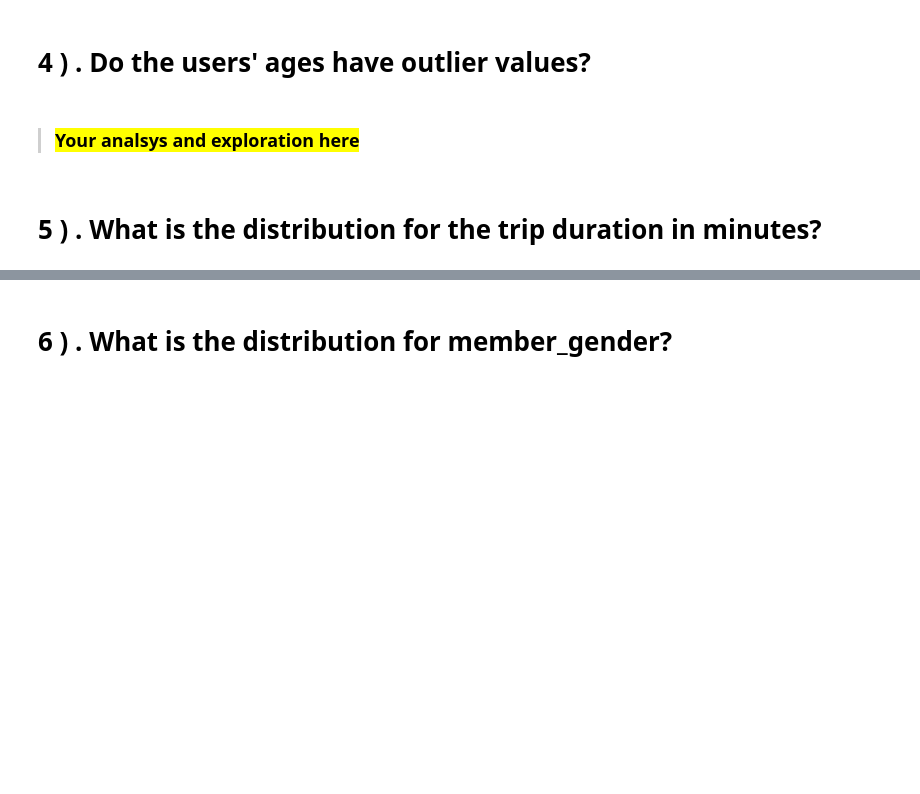
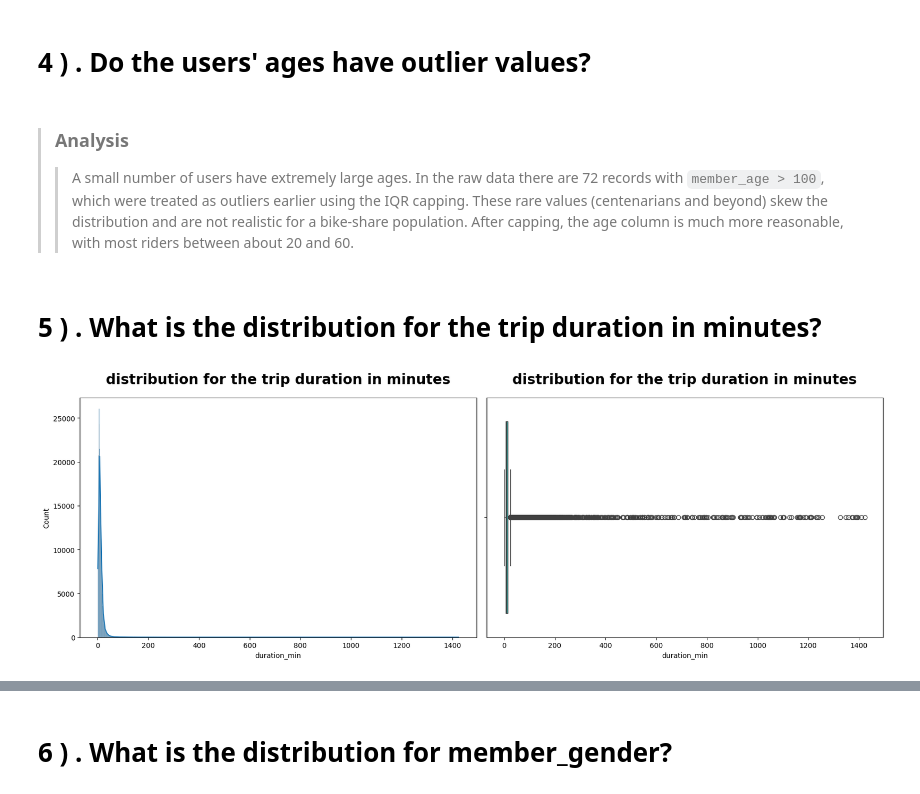
Before and after one commit to Hazem-Amr/Amit, a Jupyter notebook: data science-Final-Project.ipynb, the cells around one changed output, grey strips where cells are left out. Saved outputs shown, nothing was run; the diff lists cells and outputs as text; code cells hidden in the pictures; blank space fills up the shorter version.

```diff
--- a/data science-Final-Project.ipynb
+++ b/data science-Final-Project.ipynb
@@ -671,11 +761,25 @@ import seaborn as sns
 
 # <a id="4">  4 ) . Do the users' ages have outlier values?</a>
 # %% [markdown]
-> ### <mark>Your analsys and exploration here </mark>
+> ### **Analysis**
+>
+>> A small number of users have extremely large ages.  In the raw data there are 72 records with `member_age > 100`, which were treated as outliers earlier using the IQR capping.  These rare values (centenarians and beyond) skew the distribution and are not realistic for a bike‑share population. After capping, the age column is much more reasonable, with most riders between about 20 and 60.
 # %% [markdown]
 # <a id="5">  5 ) . What is the distribution for the trip duration in minutes? </a>
 # %%
 ## Review the statistic for trip duration in minutes
 # %%
-# Make visualization to easy get insight
+#Visualization to show the distribution for the trip duration in minutes
+plt.figure(figsize=(17,6))
+plt.subplot(1,2,1)
+sns.histplot(x='duration_min', data=df, kde=True, palette=["#2aaaa4","#C5B048"])
+plt.title("distribution for the trip duration in minutes", fontweight="black", size=20, pad=20)
+
+plt.subplot(1,2,2)
+sns.boxplot( x = "duration_min", data = df, palette=["#2aaaa4","#C5B048"])
+plt.title("distribution for the trip duration in minutes", fontweight="black", size=20, pad=20)
+plt.tight_layout()
+plt.show()
+# %% [output]
+[figure, added]
 # %% [markdown]
```
Also changed, not shown: parts of 33 cells of this notebook.
